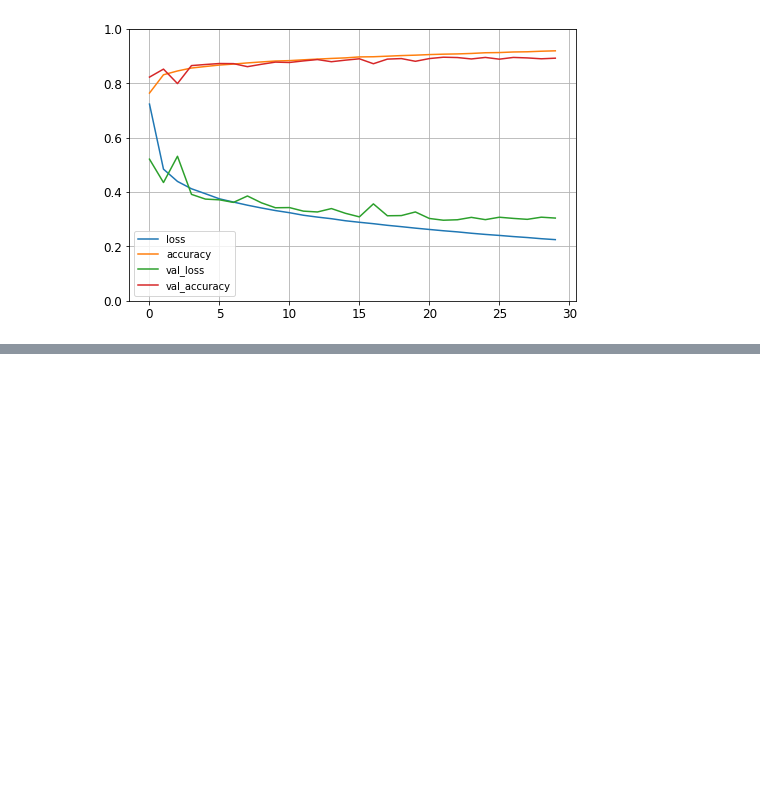
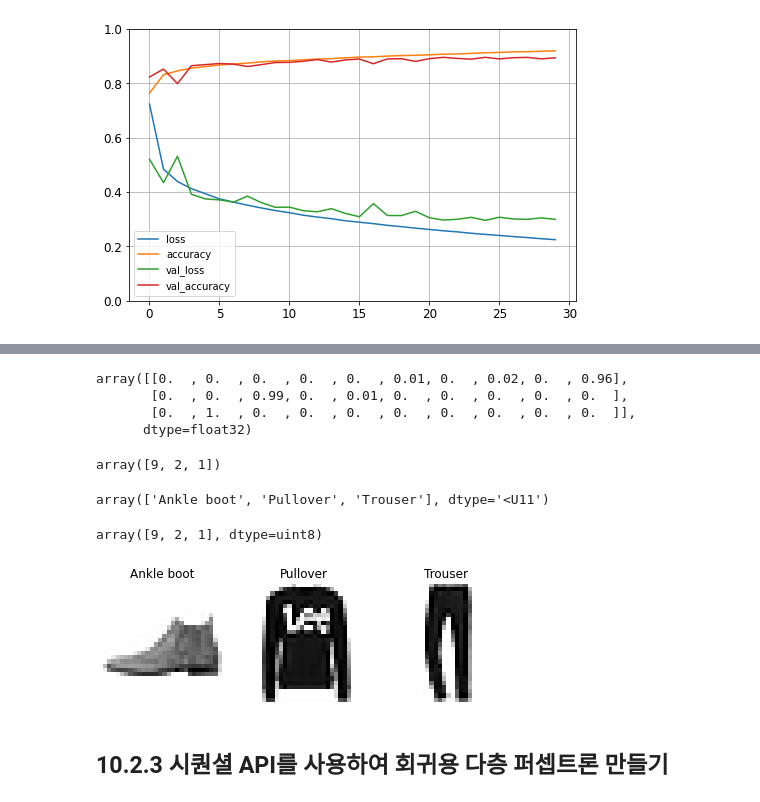
Before and after one commit to J-TKim/HandsOn_machinelearning2, a Jupyter notebook: 10_neural_nets_with_keras.ipynb, the cells around one changed output, grey strips where cells are left out. Saved outputs shown, nothing was run; the diff lists cells and outputs as text; code cells hidden in the pictures; blank space fills up the shorter version.

```diff
--- a/10_neural_nets_with_keras.ipynb
+++ b/10_neural_nets_with_keras.ipynb
@@ -369,0 +375,37 @@ plt.show()
+# %%
+X_new = X_test[:3]
+y_proba = model.predict(X_new)
+y_proba.round(2)
+# %% [output]
+array([[0.  , 0.  , 0.  , 0.  , 0.  , 0.01, 0.  , 0.02, 0.  , 0.96],
+       [0.  , 0.  , 0.99, 0.  , 0.01, 0.  , 0.  , 0.  , 0.  , 0.  ],
+       [0.  , 1.  , 0.  , 0.  , 0.  , 0.  , 0.  , 0.  , 0.  , 0.  ]],
+      dtype=float32)
+# %%
+y_pred = np.argmax(model.predict(X_new), axis=-1)
+y_pred
+# %% [output]
+array([9, 2, 1])
+# %%
+np.array(class_names)[y_pred]
+# %% [output]
+array(['Ankle boot', 'Pullover', 'Trouser'], dtype='<U11')
+# %%
+y_new = y_test[:3]
+y_new
+# %% [output]
+array([9, 2, 1], dtype=uint8)
+# %%
+plt.figure(figsize=(7.2, 2.4))
+for index, image in enumerate(X_new):
+    plt.subplot(1, 3, index + 1)
+    plt.imshow(image, cmap="binary", interpolation="nearest")
+    plt.axis('off')
+    plt.title(class_names[y_test[index]], fontsize=12)
+
+plt.subplots_adjust(wspace=0.2, hspace=0.5)
+plt.show()
+# %% [output]
+[figure, added]
+# %% [markdown]
+## 10.2.3 시퀀셜 API를 사용하여 회귀용 다층 퍼셉트론 만들기
```
Also changed, not shown: parts of 21 cells of this notebook.
